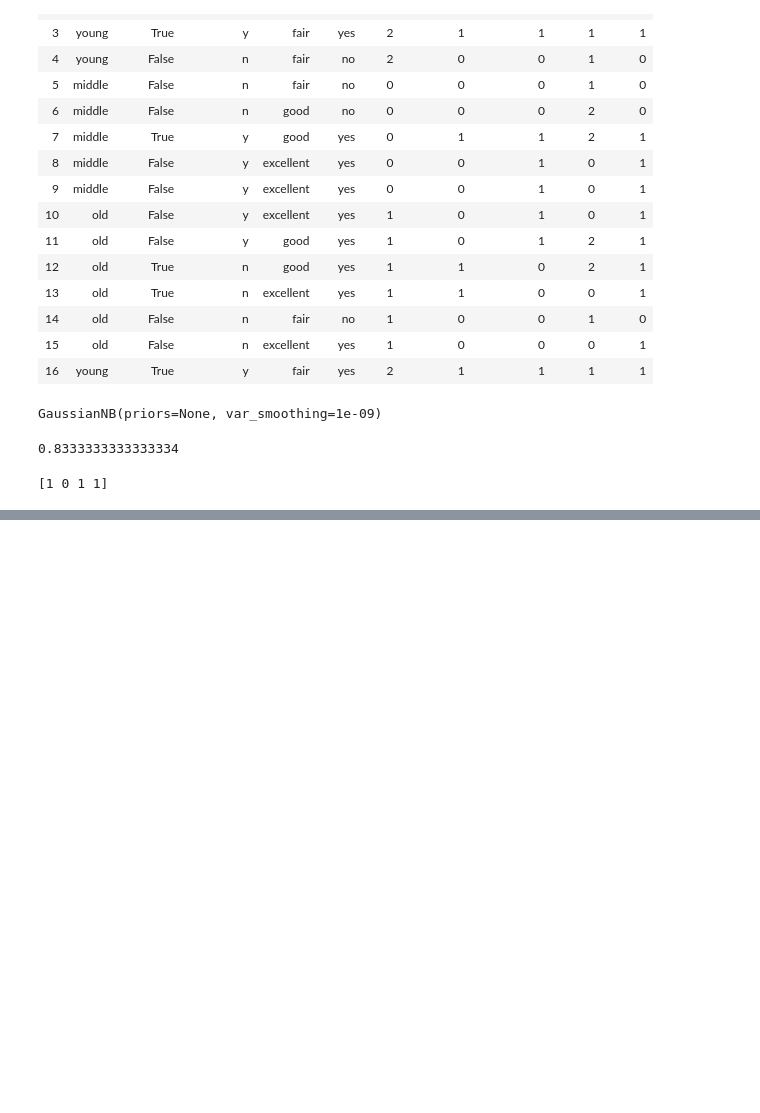
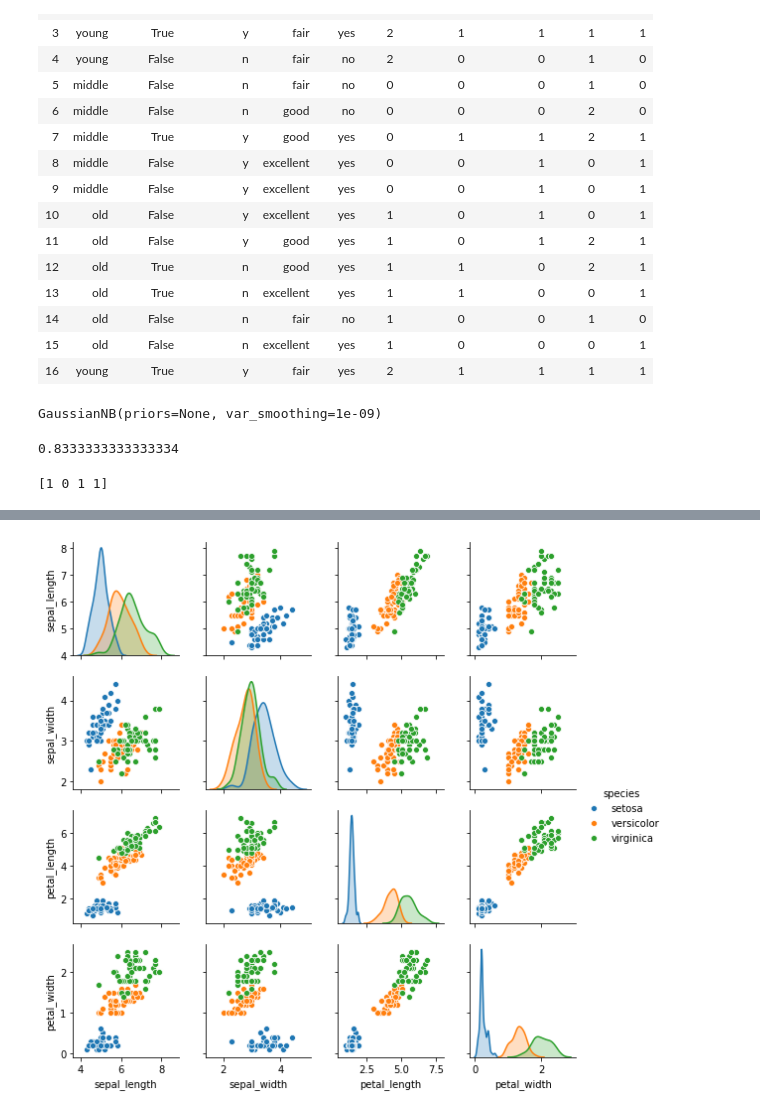
Before and after one commit to aukrit1993/my_machine_learning, a Jupyter notebook: chapter_17.ipynb, the cells around one changed output, grey strips where cells are left out. Cells and saved outputs as stored; diff of their text form; code cells hidden in the pictures; blank space fills up the shorter version.

```diff
--- a/chapter_17.ipynb
+++ b/chapter_17.ipynb
@@ -90,0 +128,5 @@ print('mean: {:.4f}'.format(cvs.mean()))
+# %%
+sb.pairplot(df, hue='species', height=2.0)
+plt.show()
+# %% [output]
+[figure, added]
```
Also changed, not shown: parts of 14 cells of this notebook.
